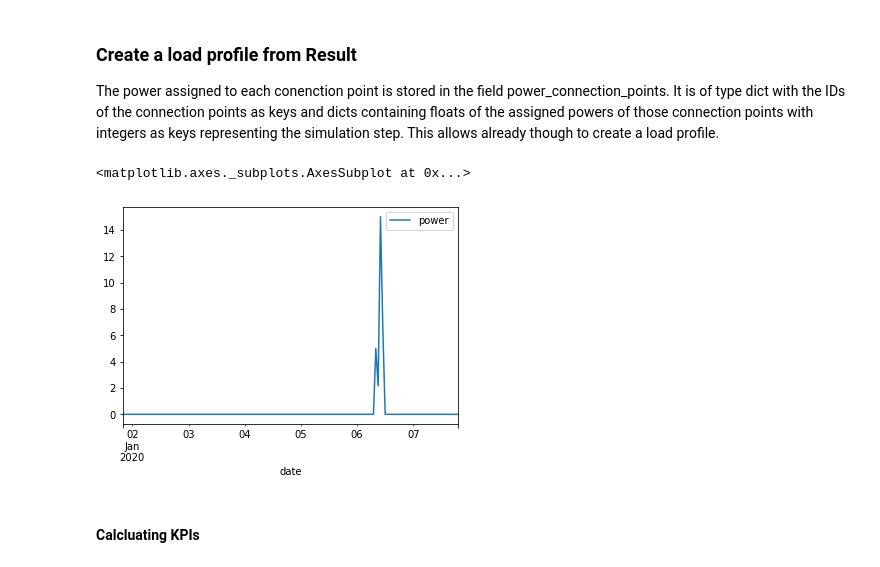
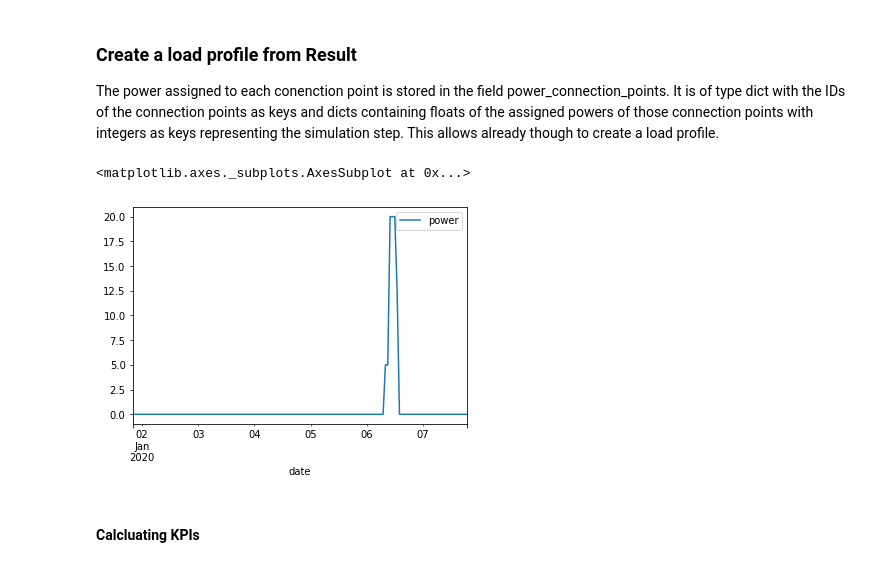
Before and after one commit to dailab/elvis, a Jupyter notebook: examples/MiniExample.ipynb, the cells around one changed output. Saved outputs shown, nothing was run; the diff lists cells and outputs as text; code cells hidden in the pictures.

Commit message:
Bug fixes and example updates for new config build

```diff
--- a/examples/MiniExample.ipynb
+++ b/examples/MiniExample.ipynb
@@ -100,25 +106,25 @@ opening_hours = None
 The with_VARIABLE-NAME methods are used to assign either new values to a ConfigBuilder or to change values from a previous simulation run.<br/>
 builder.build() returns an instance of ElvisConfig based on the values of the Builder instance.
 # %%
-builder = ElvisConfigBuilder()
+config = ScenarioConfig()
 
-# assign time_params
-builder.with_time_params(time_params)
-
+config.with_arrival_distribution(arrival_distribution)
 # Methods can be chained
-builder.with_queue_length(queue_length).with_scheduling_policy(scheduling_policy).with_disconnect_by_time(disconnect_by_time).with_num_charging_events(num_charging_events)
+config.with_queue_length(queue_length).with_scheduling_policy(scheduling_policy).with_disconnect_by_time(disconnect_by_time).with_num_charging_events(num_charging_events)
 
 # The with_charging_events method accepts a list of ChargingEvent instances or a list of floats from which it
 # creates ChargingEvent instances. In order to allow for that other parameters (num_charging_events, time_params) must
 # be set.
 
-builder.with_mean_park(average_parking_time)
-builder.with_std_deviation_park(standard_deviation_parking_time)
-builder.with_vehicle_types(**vehicle_types)
-builder.with_charging_events(arrival_distribution)
+config.with_mean_park(average_parking_time)
+config.with_std_deviation_park(standard_deviation_parking_time)
+config.with_mean_soc(mean_soc)
+config.with_std_deviation_soc(std_deviation_soc)
+config.with_vehicle_types(**vehicle_types)
 
-builder.with_infrastructure(infrastructure)
+config.with_infrastructure(infrastructure)
 
-builder.with_transformer_preload(transformer_preload)
+config.with_transformer_preload(transformer_preload)
 
-config = builder.build()
+# create realisation given a start and an end date and as a resolution
+realisation = config.create_realisation(start_date, end_date, resolution)
@@ -149,24 +165,28 @@ config_from_yaml = builder_from_yaml.build()
 
 The simulate method receives a config and performs the simulation. It returns an instance of class ElvisResult containing the results of the simulation.
 # %%
-results = simulate(config)
+results = simulate(realisation)
 # %% [markdown]
 ### Create a load profile from Result
 
 The power assigned to each conenction point is stored in the field power_connection_points. It is of type dict with the IDs of the connection points as keys and dicts containing floats of the assigned powers of those connection points with integers as keys representing the simulation step. This allows already though to create a load profile.
 # %%
 import pandas as pd
+from elvis.utility.elvis_general import num_time_steps
 
-load_profile = results.aggregate_load_profile(config.num_simulation_steps())
-df = pd.DataFrame(zip(create_time_steps(config.start_date, config.end_date, config.resolution), load_profile))
+start = realisation.start_date
+end = realisation.end_date
+res = realisation.resolution
+load_profile = results.aggregate_load_profile(num_time_steps(start, end, res))
+df = pd.DataFrame(zip(create_time_steps(start, end, res), load_profile))
 
 df.rename(columns={0: 'date', 1: 'power'}, inplace=True)
 df.set_index('date', inplace=True)
 
 df.plot()
 # %% [output]
 <matplotlib.axes._subplots.AxesSubplot at 0x...>
-[figure, old version]
+[figure, new version]
 # %% [markdown]
 #### Calcluating KPIs
 # %% [markdown]
```
Also changed, not shown: parts of 11 cells of this notebook, 5 other files.
